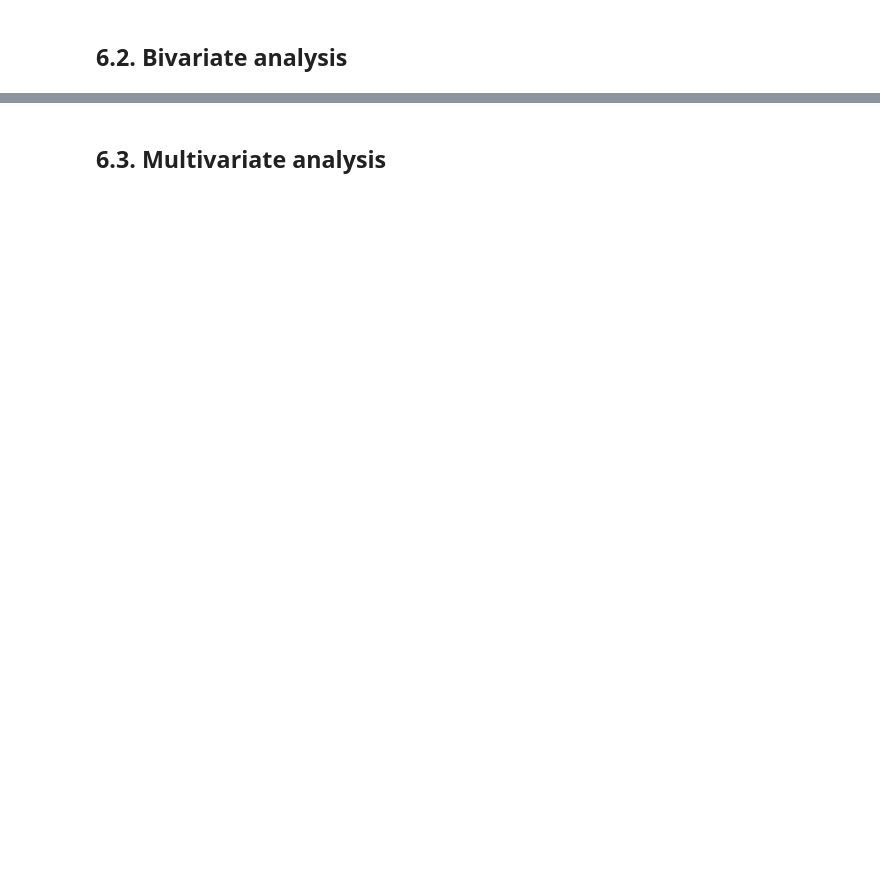
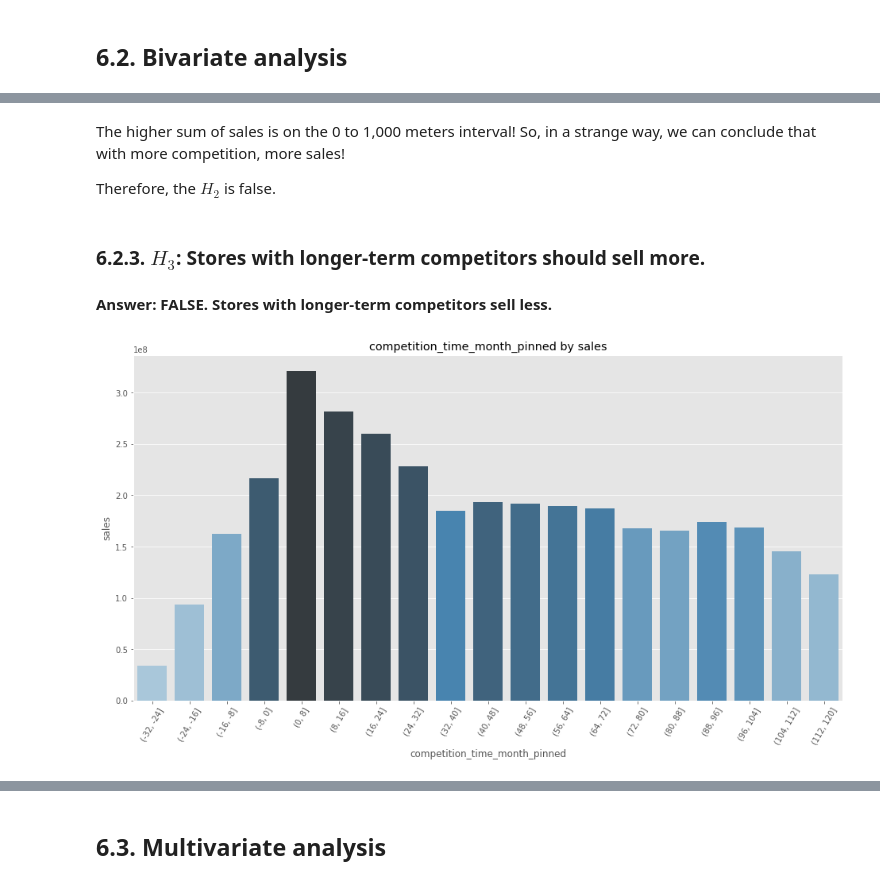
Before and after one commit to Emersonmiady/data-science-em-producao, a Jupyter notebook: rossman_store_sales.ipynb, the cells around one changed output, grey strips where cells are left out. Cells and saved outputs as stored; diff of their text form; code cells hidden in the pictures; blank space fills up the shorter version.

```diff
--- a/rossman_store_sales.ipynb
+++ b/rossman_store_sales.ipynb
@@ -1101,0 +1092,25 @@ according to the graph above, we can see that the more recent the competition ti
+# %% [markdown]
+The higher sum of sales is on the 0 to 1,000 meters interval! So, in a strange way, we can conclude that with more competition, more sales!
+
+Therefore, the $H_2$ is false.
+# %% [markdown]
+### 6.2.3. $H_3$: Stores with longer-term competitors should sell more.
+# %% [markdown]
+**Answer: FALSE. Stores with longer-term competitors sell less.**
+# %%
+# Competition time month df (without time month equal to 0 and less than 120)
+comp_time_m_df = group_sales_by(['competition_time_month'], df)
+comp_time_m_df = comp_time_m_df[(comp_time_m_df['competition_time_month'] != 0) & (comp_time_m_df['competition_time_month'] <= 120)]
+
+# Creating bins to view the competition_time_month more easily
+bins = list(np.arange(-32, 121, 8))
+comp_time_m_df['competition_time_month_pinned'] = pd.cut(comp_time_m_df['competition_time_month'], bins = bins)
+
+# Competition distance pinned df
+comp_time_m_pin_df = group_sales_by(['competition_time_month_pinned'], comp_time_m_df)
+
+# Barplot
+palette = give_sales_rank_palette('competition_time_month_pinned', comp_time_m_pin_df)
+show_barplot('competition_time_month_pinned', 'sales', comp_time_m_pin_df, 60, palette=palette)
+# %% [output]
+[figure, added]
```
Also changed, not shown: parts of 71 cells of this notebook.
